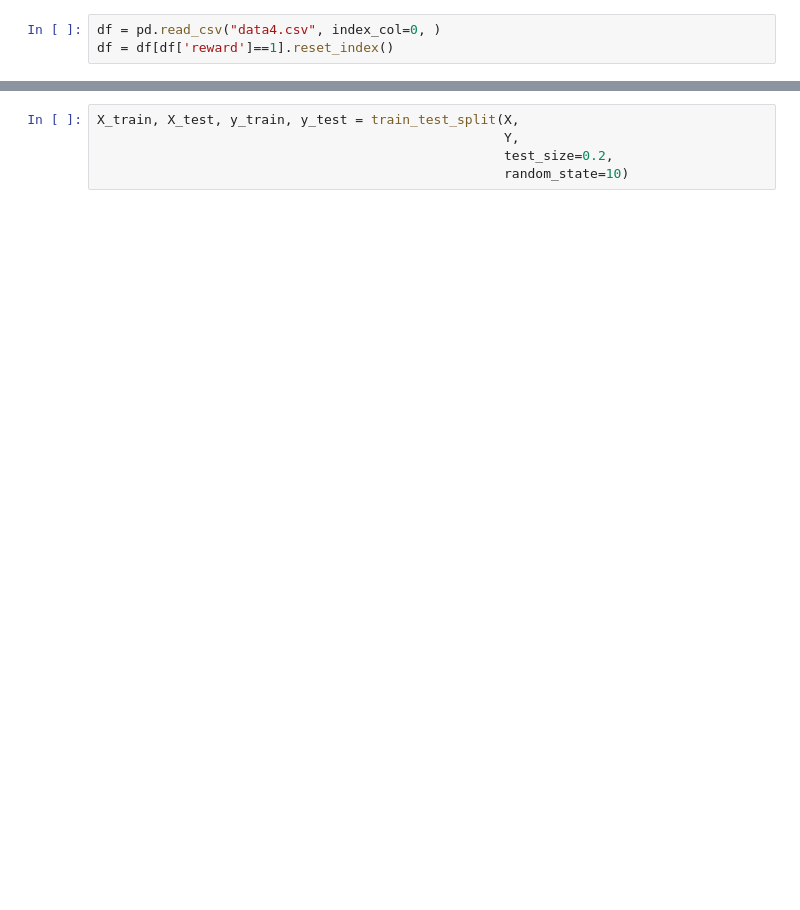
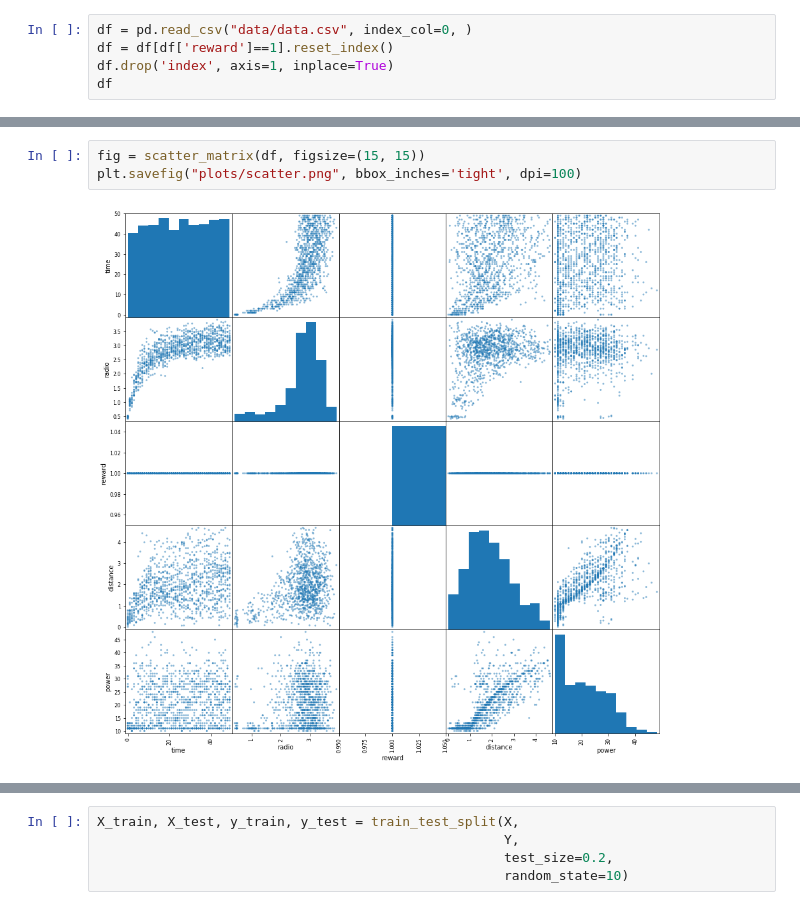
Before and after one commit to fstovarr/stochastic-models, a Jupyter notebook: ns3-project/adhoc-wifi/deep_agent.ipynb, the cells around one changed output, grey strips where cells are left out. Cells and saved outputs as stored; diff of their text form; blank space fills up the shorter version.

```diff
--- a/ns3-project/adhoc-wifi/deep_agent.ipynb
+++ b/ns3-project/adhoc-wifi/deep_agent.ipynb
@@ -52,3 +18,5 @@ agent2 = CognitiveAgent(1, 51)
 # %%
-df = pd.read_csv("data4.csv", index_col=0, )
+df = pd.read_csv("data/data.csv", index_col=0, )
 df = df[df['reward']==1].reset_index()
+df.drop('index', axis=1, inplace=True)
+df
@@ -80,0 +49,5 @@ df[['radio', 'power', 'distance']].plot(figsize=(25, 8))
+# %%
+fig = scatter_matrix(df, figsize=(15, 15))
+plt.savefig("plots/scatter.png", bbox_inches='tight', dpi=100)
+# %% [output]
+[figure, added]
```
Also changed, not shown: parts of 32 cells of this notebook, 17 other files.
